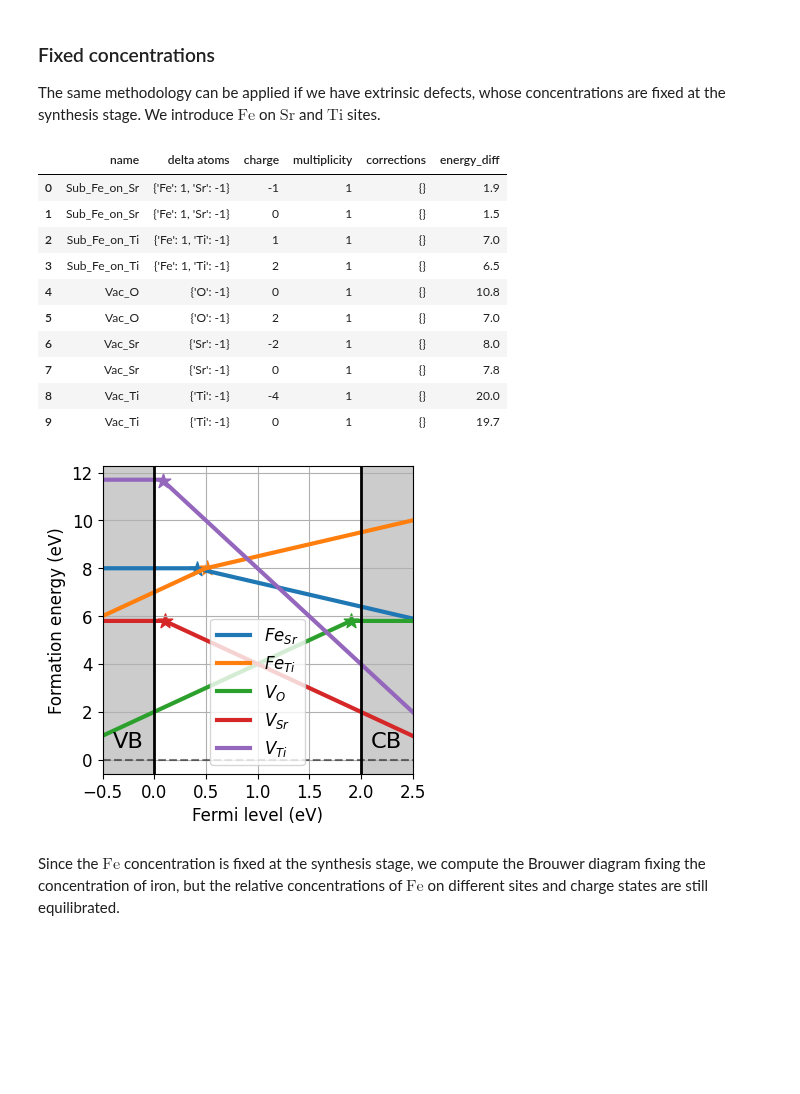
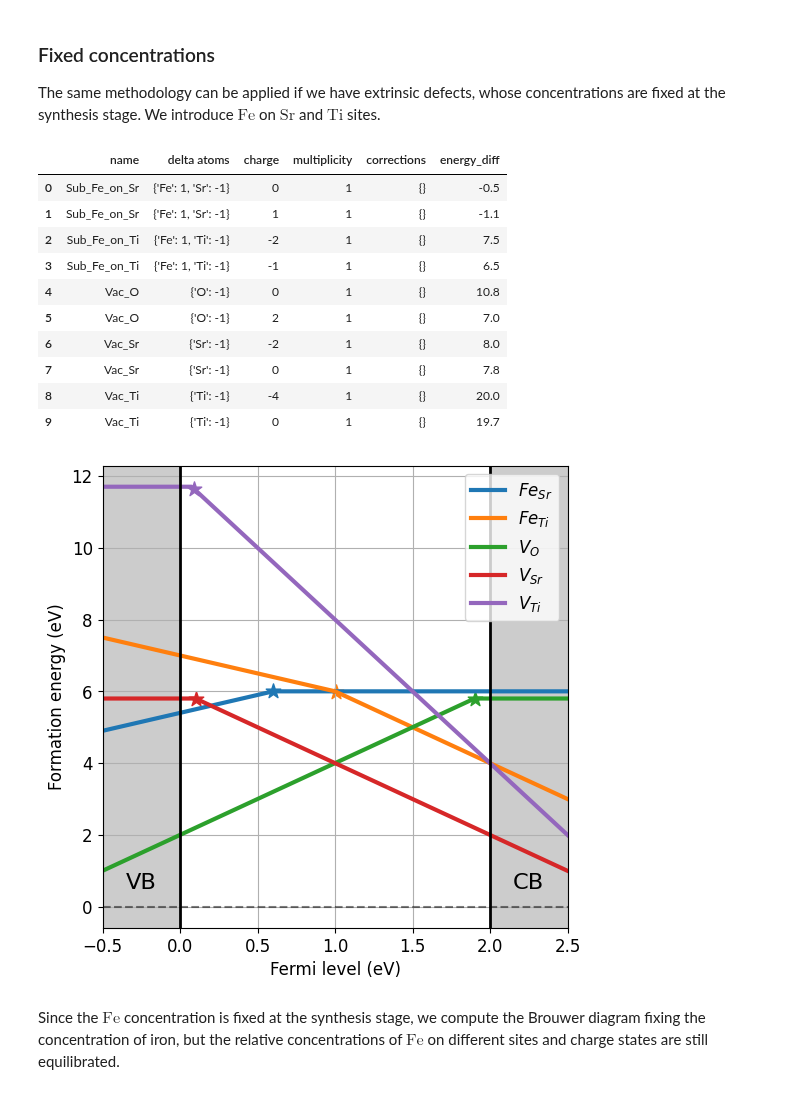
Before and after one commit to lorenzo-villa-hub/defermi, a Jupyter notebook: tutorials/brouwer_diagram.ipynb, the cells around one changed output. Saved outputs shown, nothing was run; the diff lists cells and outputs as text; code cells hidden in the pictures; blank space fills up the shorter version.

```diff
--- a/tutorials/brouwer_diagram.ipynb
+++ b/tutorials/brouwer_diagram.ipynb
@@ -270,20 +270,20 @@ data = [
 {'name': 'Vac_Sr','charge': 0,'multiplicity': 1,'energy_diff': 7.8,'bulk_volume': bulk_volume},
 {'name': 'Vac_Ti','charge': -4,'multiplicity': 1,'energy_diff': 20,'bulk_volume': bulk_volume},
 {'name': 'Vac_Ti','charge': 0,'multiplicity': 1,'energy_diff': 19.7,'bulk_volume': bulk_volume},
-{'name': 'Sub_Fe_on_Sr','charge': -1,'multiplicity': 1,'energy_diff': 1.9,'bulk_volume': bulk_volume},
-{'name': 'Sub_Fe_on_Sr','charge':0,'multiplicity':1,'energy_diff': 1.5, 'bulk_volume': bulk_volume},
-{'name': 'Sub_Fe_on_Ti','charge': 1,'multiplicity': 1,'energy_diff': 7.0,'bulk_volume': bulk_volume},
-{'name': 'Sub_Fe_on_Ti','charge': 2,'multiplicity': 1,'energy_diff': 6.5,'bulk_volume': bulk_volume},
+{'name': 'Sub_Fe_on_Sr','charge': 1,'multiplicity': 1,'energy_diff': -1.1,'bulk_volume': bulk_volume},
+{'name': 'Sub_Fe_on_Sr','charge':0,'multiplicity':1,'energy_diff': -0.5, 'bulk_volume': bulk_volume},
+{'name': 'Sub_Fe_on_Ti','charge': -1,'multiplicity': 1,'energy_diff': 6.5,'bulk_volume': bulk_volume},
+{'name': 'Sub_Fe_on_Ti','charge': -2,'multiplicity': 1,'energy_diff': 7.5,'bulk_volume': bulk_volume},
 ]
 df = pd.DataFrame(data)
 da = DefectsAnalysis.from_dataframe(df,band_gap=2.0,vbm=0.0)
 da.table(display=['energy_diff'])
 # %% [output]
 |  | name | delta atoms | charge | multiplicity | corrections | energy_diff |
-| 0 | Sub_Fe_on_Sr | {'Fe': 1, 'Sr': -1} | -1 | 1 | {} | 1.9 |
-| 1 | Sub_Fe_on_Sr | {'Fe': 1, 'Sr': -1} | 0 | 1 | {} | 1.5 |
-| 2 | Sub_Fe_on_Ti | {'Fe': 1, 'Ti': -1} | 1 | 1 | {} | 7.0 |
-| 3 | Sub_Fe_on_Ti | {'Fe': 1, 'Ti': -1} | 2 | 1 | {} | 6.5 |
+| 0 | Sub_Fe_on_Sr | {'Fe': 1, 'Sr': -1} | 0 | 1 | {} | -0.5 |
+| 1 | Sub_Fe_on_Sr | {'Fe': 1, 'Sr': -1} | 1 | 1 | {} | -1.1 |
+| 2 | Sub_Fe_on_Ti | {'Fe': 1, 'Ti': -1} | -2 | 1 | {} | 7.5 |
+| 3 | Sub_Fe_on_Ti | {'Fe': 1, 'Ti': -1} | -1 | 1 | {} | 6.5 |
 | 4 | Vac_O | {'O': -1} | 0 | 1 | {} | 10.8 |
 | 5 | Vac_O | {'O': -1} | 2 | 1 | {} | 7.0 |
 | 6 | Vac_Sr | {'Sr': -1} | -2 | 1 | {} | 8.0 |
@@ -292,9 +292,9 @@ da.table(display=['energy_diff'])
 | 9 | Vac_Ti | {'Ti': -1} | 0 | 1 | {} | 19.7 |
 # %%
 chempots = {'O':-5,'Sr':-2,'Fe':-8.5,'Ti':-8}
-da.plot_formation_energies(chempots,figsize=(4,4));
+da.plot_formation_energies(chempots,figsize=(6,6));
 # %% [output]
-[figure, old version]
+[figure, new version]
 # %% [markdown]
 Since the $\mathrm{Fe}$ concentration is fixed at the synthesis stage, we compute the Brouwer diagram fixing the concentration of iron, but the relative concentrations of $\mathrm{Fe}$ on different sites and charge states are still equilibrated.
 # %%
```
Also changed, not shown: parts of 2 cells of this notebook.
